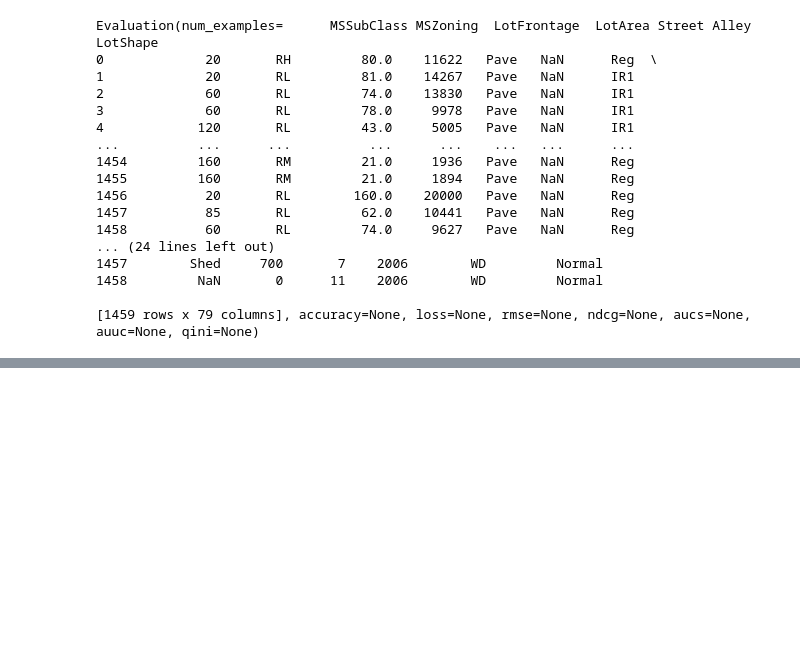
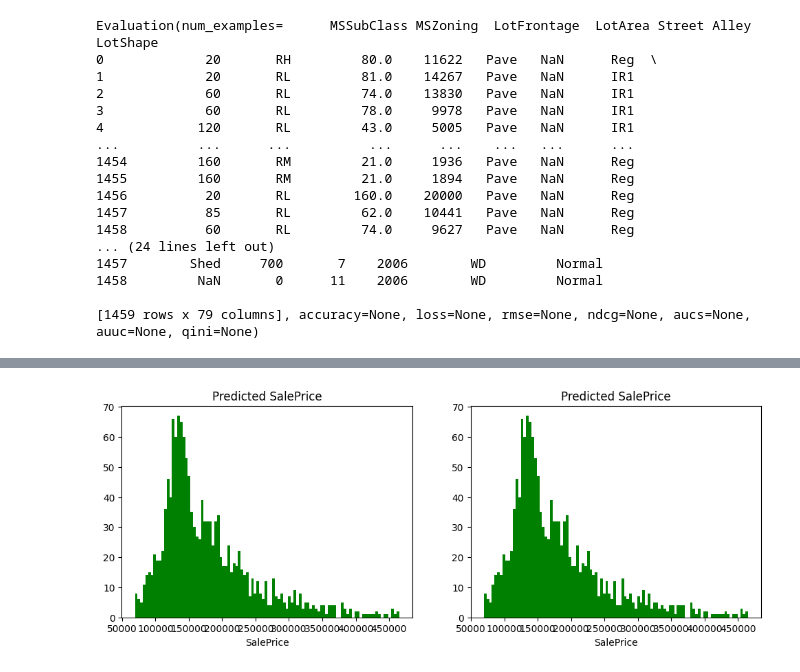
Before and after one commit to timvirga/KAGHousePricePrediction, a Jupyter notebook: house-prices-prediction-using-tfdf.ipynb, the cells around one changed output, grey strips where cells are left out. Cells and saved outputs as stored; diff of their text form; code cells hidden in the pictures; blank space fills up the shorter version.

```diff
--- a/house-prices-prediction-using-tfdf.ipynb
+++ b/house-prices-prediction-using-tfdf.ipynb
@@ -435,0 +488,18 @@ sample_submission_df.head()
+# %%
+plt.figure(figsize=(12, 4))
+plt.subplot(1,2,1)
+
+plt.hist(output['SalePrice'], color='g', bins=100)
+plt.title('Predicted SalePrice')
+plt.xlabel('SalePrice')
+
+plt.subplot(1,2,2)
+plt.hist(sample_submission_df['SalePrice'], color='g', bins=100)
+plt.title('Predicted SalePrice')
+plt.xlabel('SalePrice')
+
+
+
+plt.show()
+# %% [output]
+[figure, added]
```
Also changed, not shown: parts of 17 cells of this notebook, 1 other file.
